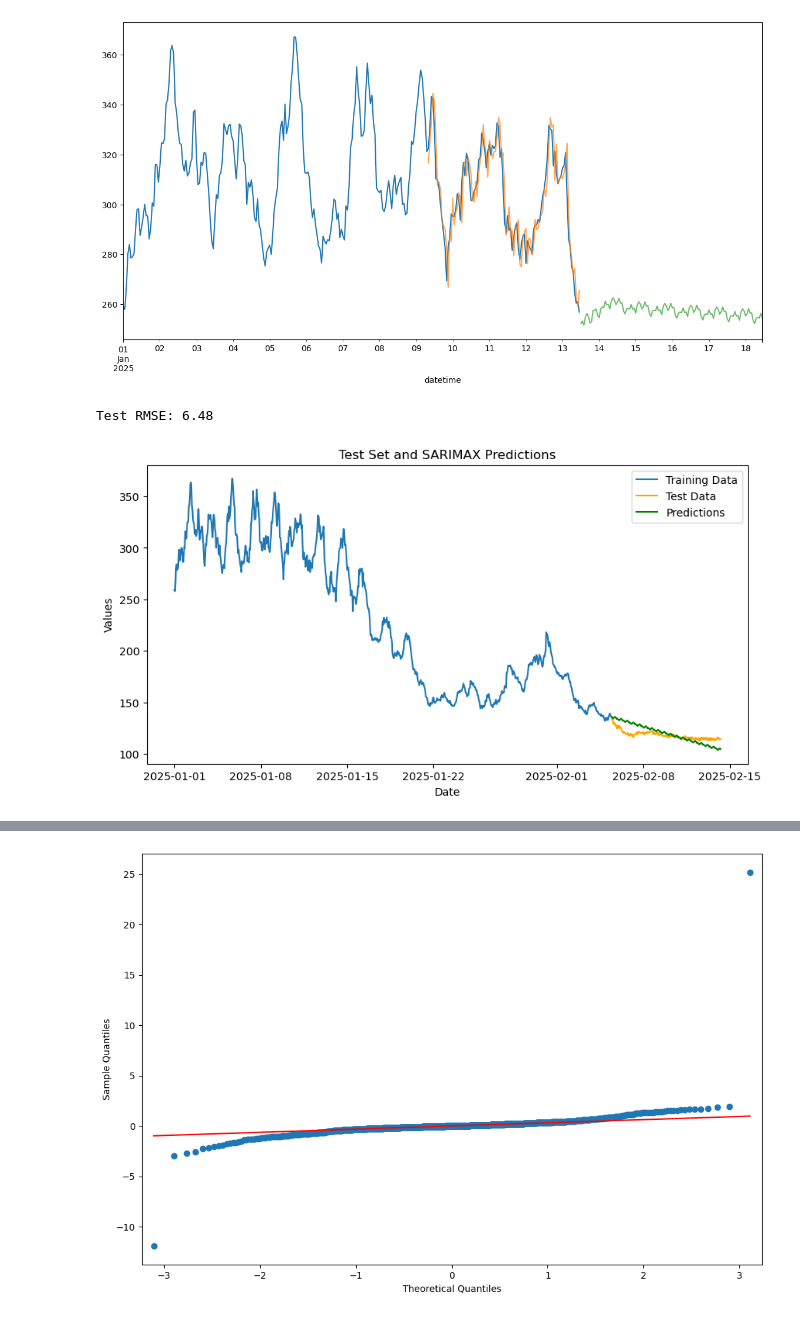
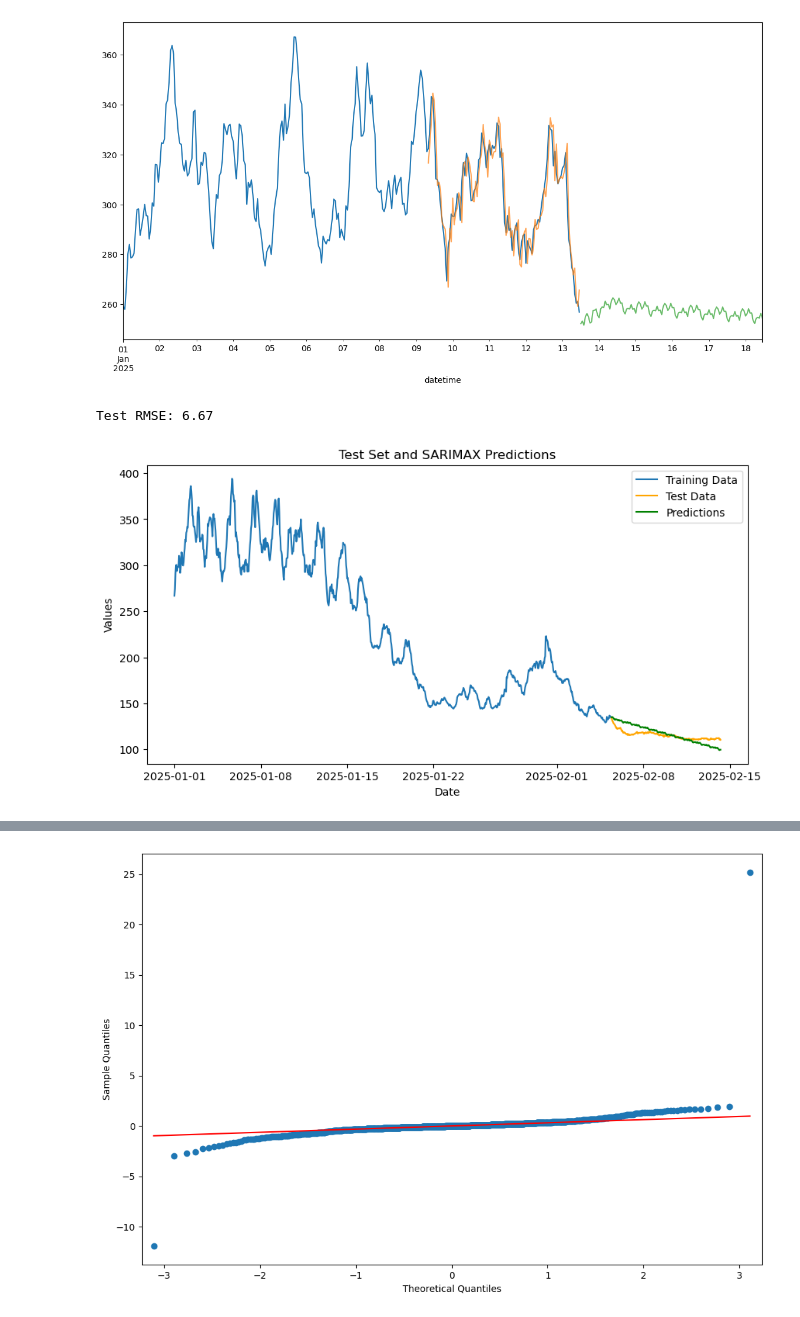
Before and after one commit to UoB-DSMP-2023-24/dsmp-2024-group15, a Jupyter notebook: Python files/SARIMAX april/SARIMA_asks.ipynb, the cells around one changed output, grey strips where cells are left out. Saved outputs shown, nothing was run; the diff lists cells and outputs as text; code cells hidden in the pictures.

```diff
--- a/Python files/SARIMAX april/SARIMA_asks.ipynb
+++ b/Python files/SARIMAX april/SARIMA_asks.ipynb
@@ -5,16 +5,16 @@ from statsmodels.tsa.statespace.sarimax import SARIMAX
 from statsmodels.tsa.stattools import adfuller
 import matplotlib.pyplot as plt
 
-file_path = '/Users/gali/Desktop/dsmp-2024-group15/Python files/LSTM/SARIMAX_asks.csv'
-ask = pd.read_csv(file_path)
-print(ask)
-ask = ask[:300]
-ask['adjusted_time_hours'] = pd.to_timedelta(ask['adjusted_time_hours'], unit='h')
+file_path = '/Users/gali/Desktop/dsmp-2024-group15/Python files/LSTM/SARIMAX_bids.csv'
+bid = pd.read_csv(file_path)
+print(bid)
+#bid = bid[:300]
+bid['adjusted_time_hours'] = pd.to_timedelta(bid['adjusted_time_hours'], unit='h')
 start_date = pd.to_datetime('2025-01-01')
-ask['datetime'] = start_date + ask['adjusted_time_hours']
-ask.set_index('datetime', inplace=True)
-ask = ask.drop('adjusted_time_hours',axis = 1)
-ask = ask.drop('Type',axis = 1)
-print(ask)
+bid['datetime'] = start_date + bid['adjusted_time_hours']
+bid.set_index('datetime', inplace=True)
+bid = bid.drop('adjusted_time_hours',axis = 1)
+bid = bid.drop('Type',axis = 1)
+print(bid)
 # %% [output]
      Type  adjusted_time_hours       Price
@@ -338,28 +338,33 @@ At iterate    5    f=  3.28296D+00    |proj g|=  5.68135D-02
 CONVERGENCE: REL_REDUCTION_OF_F_<=_FACTR*EPSMCH
 TypeError: ufunc 'isfinite' not supported for the input types, and the inputs could not be safely coerced to any supported types according to the casting rule ''safe''
 [figure]
-# %%
-from sklearn.model_selection import train_test_split
-train_data, test_data = train_test_split(ask, test_size=0.2, shuffle=False)
-
-sarimax_model2 = SARIMAX(train_data, order=(1, 1, 1), seasonal_order=(1, 1, 1, 12))
-sarimax_result2 = sarimax_model2.fit(disp=False)
-
-predictions2 = sarimax_result2.get_forecast(steps=len(test_data)).predicted_mean
-
-rmse = np.sqrt(mean_squared_error(test_data, predictions2))
-
-print(f'Test RMSE: {rmse:.2f}')
-
-plt.figure(figsize=(10, 5))
-plt.plot(train_data.index, train_data, label='Training Data')
-plt.plot(test_data.index, test_data, label='Test Data', color='orange')
-plt.plot(test_data.index, predictions2, label='Predictions', color='green')
-plt.title('Test Set and SARIMAX Predictions')
-plt.xlabel('Date')
-plt.ylabel('Values')
-plt.legend()
-plt.show()
-# %% [output]
-Test RMSE: 6.48
-[figure, removed]
+# %%
+from sklearn.model_selection import train_test_split
+import statsmodels.api as sm
+from sklearn.metrics import mean_squared_error
+
+train_data, test_data = train_test_split(bid, test_size=0.2, shuffle=False)
+
+sarimax_model2 = SARIMAX(train_data, order=(2, 1, 1), seasonal_order=(2, 1, 1, 17))
+sarimax_result2 = sarimax_model2.fit(disp=False)
+
+predictions2 = sarimax_result2.get_forecast(steps=len(test_data)).predicted_mean
+
+rmse = np.sqrt(mean_squared_error(test_data, predictions2))
+
+print(f'Test RMSE: {rmse:.2f}')
+
+plt.figure(figsize=(10, 5))
+plt.plot(train_data.index, train_data, label='Training Data')
+plt.plot(test_data.index, test_data, label='Test Data', color='orange')
+plt.plot(test_data.index, predictions2, label='Predictions', color='green')
+plt.title('Test Set and SARIMAX Predictions')
+plt.xlabel('Date')
+plt.ylabel('Values')
+plt.legend()
+plt.show()
+print(predictions2)
+predictions2.to_csv('sarima_pred_bid.csv')
+# %% [output]
+Test RMSE: 6.67
+[figure, added]
```
Also changed, not shown: parts of 8 cells of this notebook, 9 other files.
